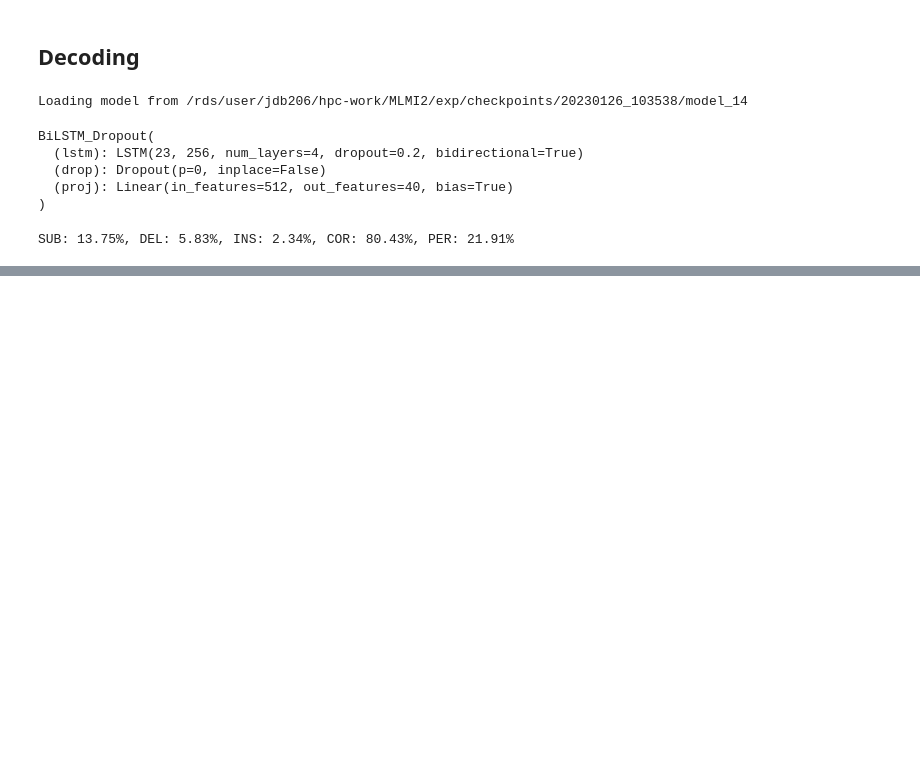
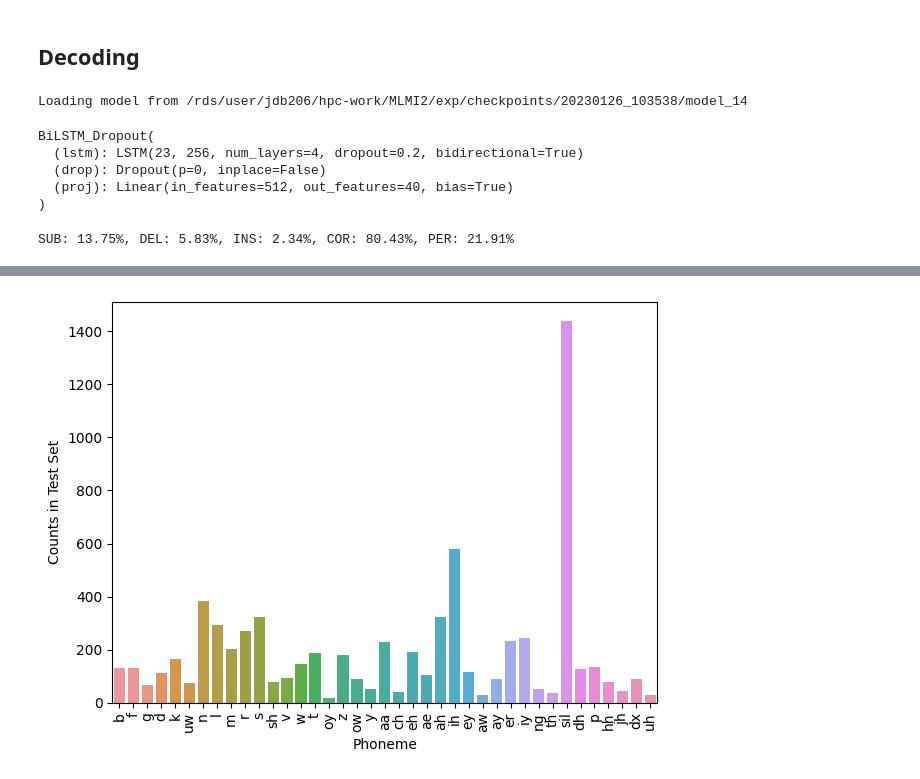
Before and after one commit to John-D-Boom/Speech-Recognition, a Jupyter notebook: MLMI2_Decoding.ipynb, the cells around one changed output, grey strips where cells are left out. Saved outputs shown, nothing was run; the diff lists cells and outputs as text; code cells hidden in the pictures; blank space fills up the shorter version.

```diff
--- a/MLMI2_Decoding.ipynb
+++ b/MLMI2_Decoding.ipynb
@@ -175,0 +463,22 @@ plt.show()
+# %%
+import json
+with open('/rds/user/jdb206/hpc-work/MLMI2/exp/test_fbank.json', 'r') as f:
+    data = json.load(f)
+
+# Iterate over the entries in the JSON object
+train_counts = np.zeros(40)
+print(len(data))
+test_dict = {}
+for key, value in data.items():
+    # Access an internal element
+    print(key)
+    unpacked = str.split(value['phn'], sep= " ")
+
+    for phoneme in unpacked:
+        phoneme_num = vocab[phoneme]
+        train_counts[phoneme_num] += 1
+        if phoneme in test_dict.keys():
+            test_dict[phoneme] += 1
+        else:
+            test_dict[phoneme] = 1
+print(train_counts)
@@ -175,0 +508,11 @@ plt.show()
+# %%
+fig, ax = plt.subplots()
+sns.barplot(x = [key for key in vocab.keys() if key != '_'], y = [test_dict[key] for key in vocab.keys() if key != '_'])
+ax.set_ylabel('Counts in Test Set')
+ax.set_xlabel('Phoneme')
+ax.tick_params(axis = 'x', rotation = 90)
+fig.tight_layout()
+fig.savefig('test_counts.png', dpi = 150)
+plt.show()
+# %% [output]
+[figure, added]
```
Also changed, not shown: parts of 23 cells of this notebook, 6 other files.
